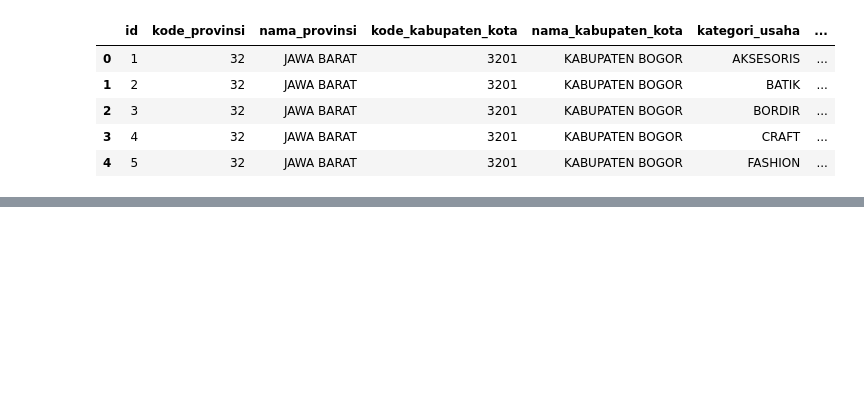
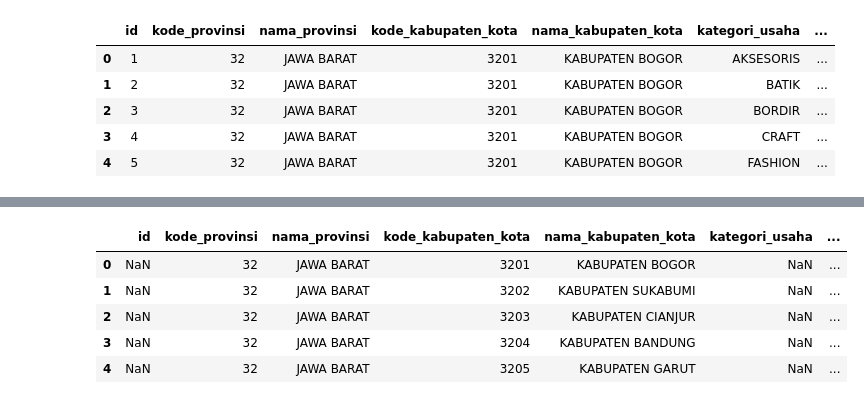
Before and after one commit to AlfiFaiz/data_mining, a Jupyter notebook: kelompok 4.ipynb, the cells around one changed output, grey strips where cells are left out. Drawn from its saved outputs; the diff is of its cells as text; code cells hidden in the pictures; blank space fills up the shorter version.

```diff
--- a/kelompok 4.ipynb
+++ b/kelompok 4.ipynb
@@ -35,0 +44,9 @@ memory usage: 95.0+ KB
+# %%
+df3.head()
+# %% [output]
+|  | id | kode_provinsi | nama_provinsi | kode_kabupaten_kota | nama_kabupaten_kota | kategori_usaha | ... |
+| 0 | NaN | 32 | JAWA BARAT | 3201 | KABUPATEN BOGOR | NaN | ... |
+| 1 | NaN | 32 | JAWA BARAT | 3202 | KABUPATEN SUKABUMI | NaN | ... |
+| 2 | NaN | 32 | JAWA BARAT | 3203 | KABUPATEN CIANJUR | NaN | ... |
+| 3 | NaN | 32 | JAWA BARAT | 3204 | KABUPATEN BANDUNG | NaN | ... |
+| 4 | NaN | 32 | JAWA BARAT | 3205 | KABUPATEN GARUT | NaN | ... |
```
Also changed, not shown: parts of 9 cells of this notebook.
